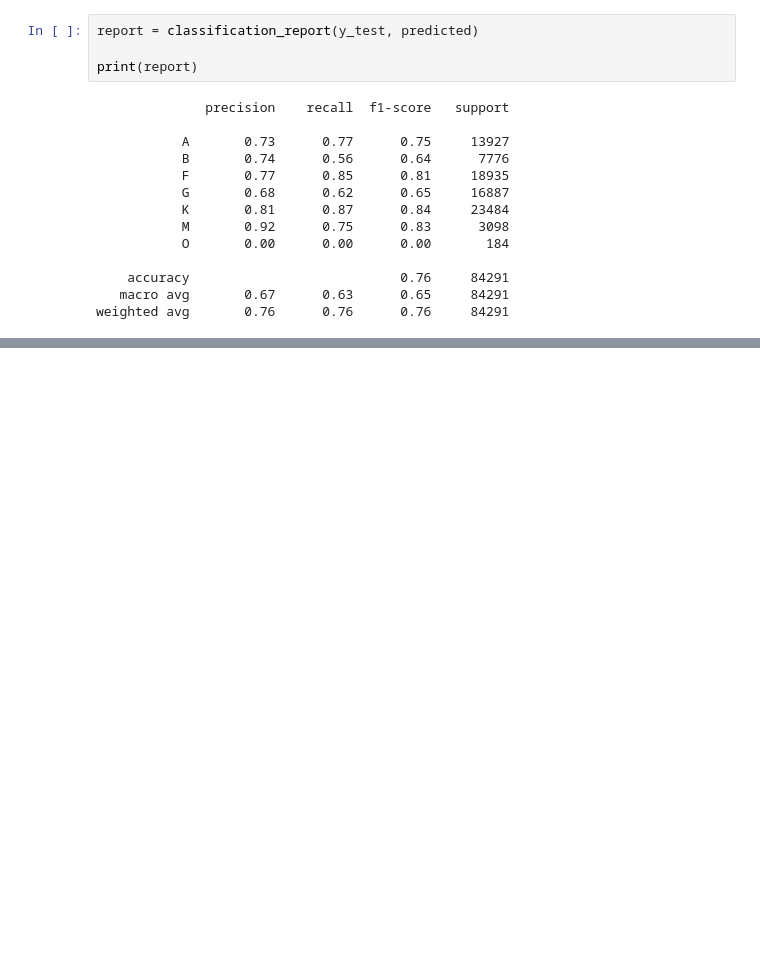
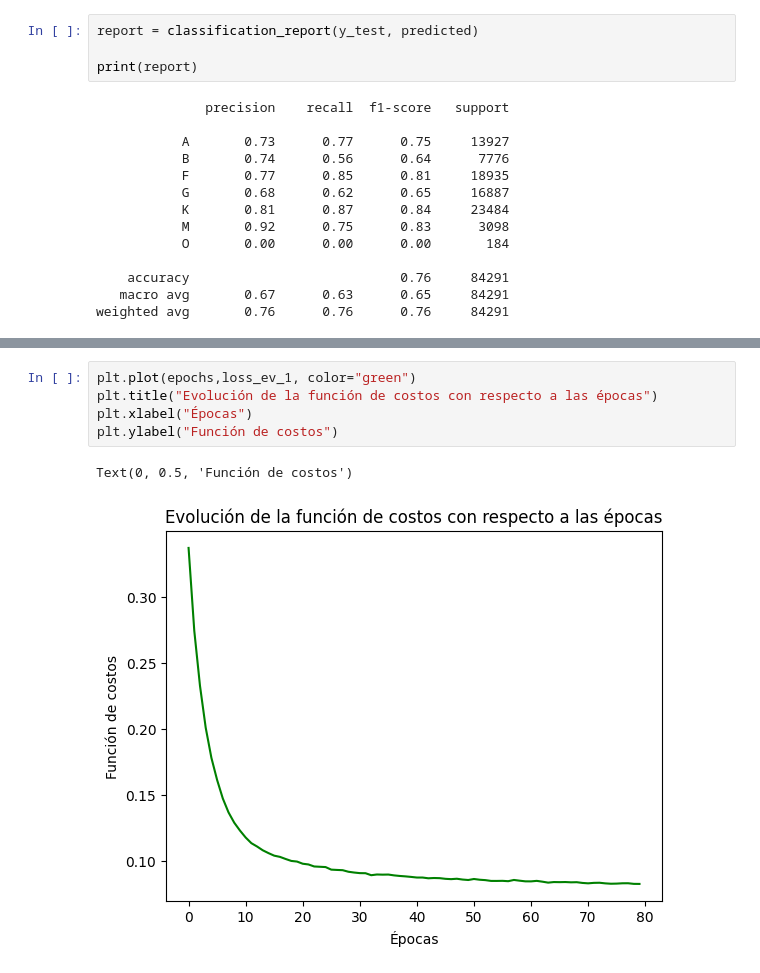
Before and after one commit to bsttiv/tipos_espectrales, a Jupyter notebook: Tipos_Espectrales.ipynb, the cells around one changed output, grey strips where cells are left out. Drawn from its saved outputs; the diff is of its cells as text; blank space fills up the shorter version.

```diff
--- a/Tipos_Espectrales.ipynb
+++ b/Tipos_Espectrales.ipynb
@@ -440,0 +589,8 @@ Referencia: https://www.tensorflow.org/tutorials/structured_data/imbalanced_data
+# %%
+plt.plot(epochs,loss_ev_1, color="green")
+plt.title("Evolución de la función de costos con respecto a las épocas")
+plt.xlabel("Épocas")
+plt.ylabel("Función de costos")
+# %% [output]
+Text(0, 0.5, 'Función de costos')
+[figure, added]
```
Also changed, not shown: parts of 49 cells of this notebook.
